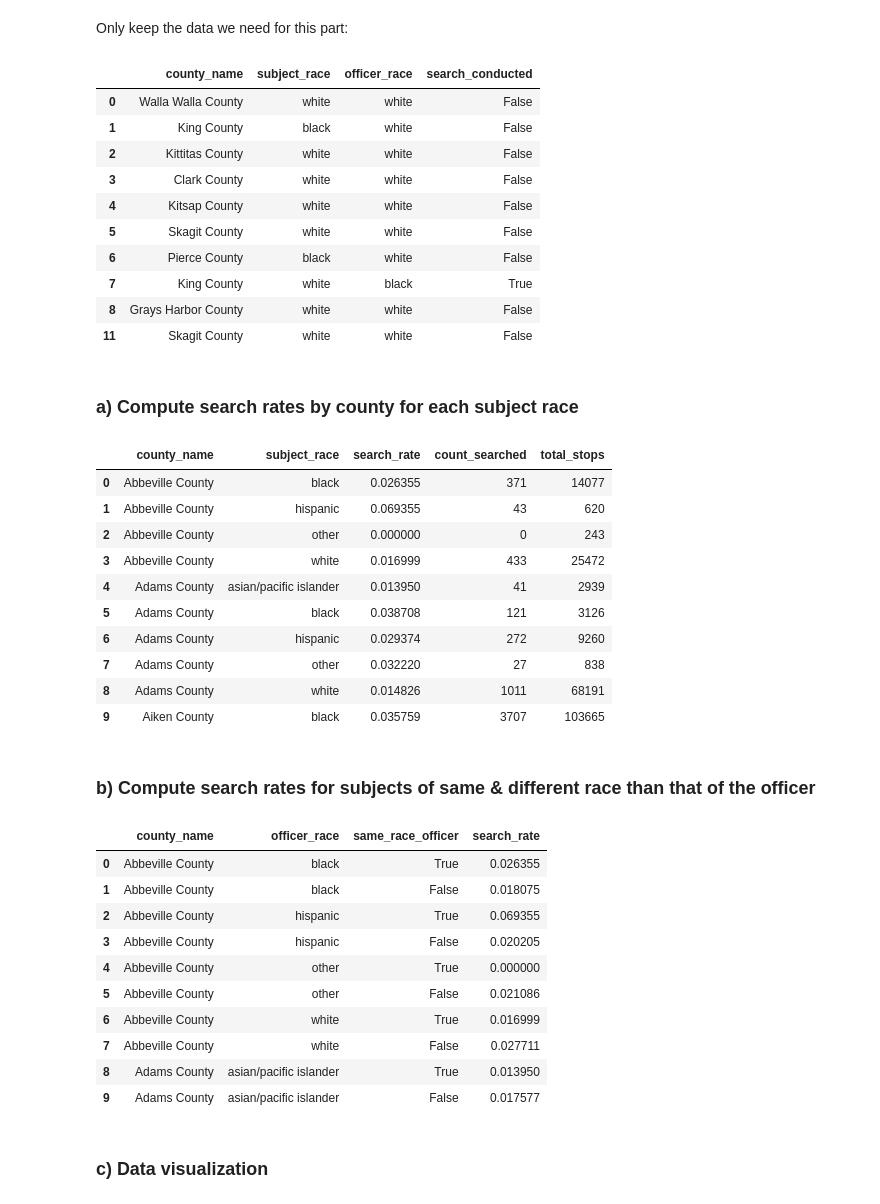
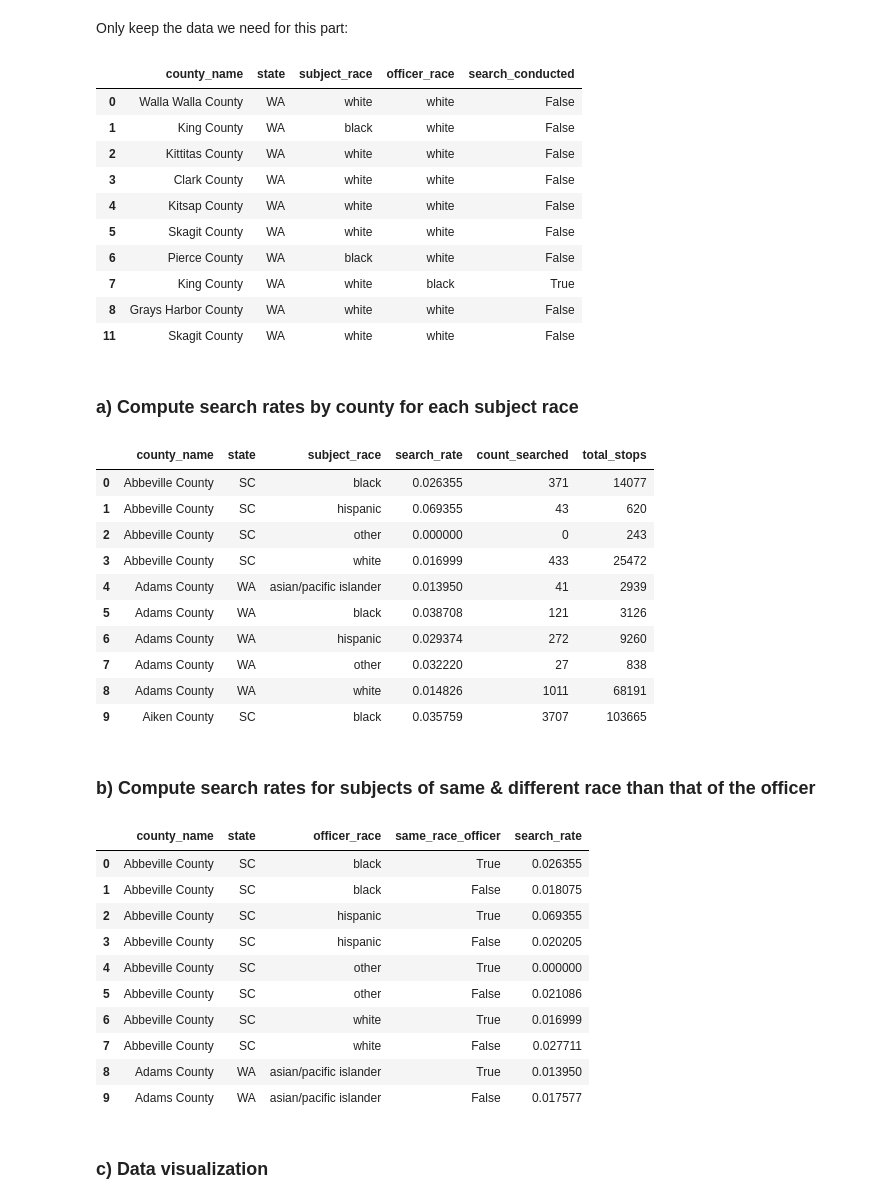
Before and after one commit to epfl-ada/ada-2020-project-milestone-p3-p3_adahn, a Jupyter notebook: analysis.ipynb, the cells around one changed output. Saved outputs shown, nothing was run; the diff lists cells and outputs as text; code cells hidden in the pictures.

Commit message:
added state columns

```diff
--- a/analysis.ipynb
+++ b/analysis.ipynb
@@ -210,29 +210,29 @@ sns.despine(left=True, bottom=True)
 # %% [markdown]
 Only keep the data we need for this part:
 # %%
-data_search =  data[['county_name', 'subject_race', 'officer_race', 'search_conducted']]
+data_search =  data[['county_name', 'state', 'subject_race', 'officer_race', 'search_conducted']]
 data_search = data_search.dropna()
 # %%
 data_search.head(10)
 # %% [output]
-|  | county_name | subject_race | officer_race | search_conducted |
-| 0 | Walla Walla County | white | white | False |
-| 1 | King County | black | white | False |
-| 2 | Kittitas County | white | white | False |
-| 3 | Clark County | white | white | False |
-| 4 | Kitsap County | white | white | False |
-| 5 | Skagit County | white | white | False |
-| 6 | Pierce County | black | white | False |
-| 7 | King County | white | black | True |
-| 8 | Grays Harbor County | white | white | False |
-| 11 | Skagit County | white | white | False |
+|  | county_name | state | subject_race | officer_race | search_conducted |
+| 0 | Walla Walla County | WA | white | white | False |
+| 1 | King County | WA | black | white | False |
+| 2 | Kittitas County | WA | white | white | False |
+| 3 | Clark County | WA | white | white | False |
+| 4 | Kitsap County | WA | white | white | False |
+| 5 | Skagit County | WA | white | white | False |
+| 6 | Pierce County | WA | black | white | False |
+| 7 | King County | WA | white | black | True |
+| 8 | Grays Harbor County | WA | white | white | False |
+| 11 | Skagit County | WA | white | white | False |
 # %% [markdown]
 ### a) Compute search rates by county for each subject race
 # %%
 # Compute rate (either hit rate or search rate) of given variable
 def computeRate(data, variable, column_names):
     rates = pd.DataFrame(columns=column_names)
-    group = data.groupby(['county_name', 'subject_race'])
+    group = data.groupby(['county_name', 'state', 'subject_race'])
 
     for idx, df in group:
         if variable == 'contraband_found':
@@ -241,28 +241,28 @@ def computeRate(data, variable, column_names):
             total = df.shape[0]
         positive = df.loc[df[variable]==True].shape[0]
         if total != 0:
-            temp = pd.DataFrame([[idx[0], idx[1], (positive/total), positive, total]], columns=rates.columns)
+            temp = pd.DataFrame([[idx[0], idx[1], idx[2], (positive/total), positive, total]], columns=rates.columns)
             rates = pd.concat([rates, temp], axis=0, ignore_index=True)
 
     return rates
 # %%
-column_names=['county_name', 'subject_race', 'search_rate', 'count_searched', 'total_stops']
+column_names=['county_name', 'state', 'subject_race', 'search_rate', 'count_searched', 'total_stops']
 rates = computeRate(data_search, 'search_conducted', column_names)
 # Save data
 rates.to_csv(r'data/search_rates.csv', index=False)
 rates.head(10)
 # %% [output]
-|  | county_name | subject_race | search_rate | count_searched | total_stops |
-| 0 | Abbeville County | black | 0.026355 | 371 | 14077 |
-| 1 | Abbeville County | hispanic | 0.069355 | 43 | 620 |
-| 2 | Abbeville County | other | 0.000000 | 0 | 243 |
-| 3 | Abbeville County | white | 0.016999 | 433 | 25472 |
-| 4 | Adams County | asian/pacific islander | 0.013950 | 41 | 2939 |
-| 5 | Adams County | black | 0.038708 | 121 | 3126 |
-| 6 | Adams County | hispanic | 0.029374 | 272 | 9260 |
-| 7 | Adams County | other | 0.032220 | 27 | 838 |
-| 8 | Adams County | white | 0.014826 | 1011 | 68191 |
-| 9 | Aiken County | black | 0.035759 | 3707 | 103665 |
+|  | county_name | state | subject_race | search_rate | count_searched | total_stops |
+| 0 | Abbeville County | SC | black | 0.026355 | 371 | 14077 |
+| 1 | Abbeville County | SC | hispanic | 0.069355 | 43 | 620 |
+| 2 | Abbeville County | SC | other | 0.000000 | 0 | 243 |
+| 3 | Abbeville County | SC | white | 0.016999 | 433 | 25472 |
+| 4 | Adams County | WA | asian/pacific islander | 0.013950 | 41 | 2939 |
+| 5 | Adams County | WA | black | 0.038708 | 121 | 3126 |
+| 6 | Adams County | WA | hispanic | 0.029374 | 272 | 9260 |
+| 7 | Adams County | WA | other | 0.032220 | 27 | 838 |
+| 8 | Adams County | WA | white | 0.014826 | 1011 | 68191 |
+| 9 | Aiken County | SC | black | 0.035759 | 3707 | 103665 |
 # %% [markdown]
 ### b) Compute search rates for subjects of same & different race than that of the officer
 # %%
@@ -287,21 +290,21 @@ def computeRateRace(data, togroup, variable, column_names):
 
     return stats
 # %%
-column_names = ['county_name', 'officer_race', 'same_race_officer', 'search_rate']
+column_names = ['county_name', 'state', 'officer_race', 'same_race_officer', 'search_rate']
 stats_search = computeRateRace(rates, data_search,'search_rate', column_names)
 stats_search.head(10)
 # %% [output]
-|  | county_name | officer_race | same_race_officer | search_rate |
-| 0 | Abbeville County | black | True | 0.026355 |
-| 1 | Abbeville County | black | False | 0.018075 |
-| 2 | Abbeville County | hispanic | True | 0.069355 |
-| 3 | Abbeville County | hispanic | False | 0.020205 |
-| 4 | Abbeville County | other | True | 0.000000 |
-| 5 | Abbeville County | other | False | 0.021086 |
-| 6 | Abbeville County | white | True | 0.016999 |
-| 7 | Abbeville County | white | False | 0.027711 |
-| 8 | Adams County | asian/pacific islander | True | 0.013950 |
-| 9 | Adams County | asian/pacific islander | False | 0.017577 |
+|  | county_name | state | officer_race | same_race_officer | search_rate |
+| 0 | Abbeville County | SC | black | True | 0.026355 |
+| 1 | Abbeville County | SC | black | False | 0.018075 |
+| 2 | Abbeville County | SC | hispanic | True | 0.069355 |
+| 3 | Abbeville County | SC | hispanic | False | 0.020205 |
+| 4 | Abbeville County | SC | other | True | 0.000000 |
+| 5 | Abbeville County | SC | other | False | 0.021086 |
+| 6 | Abbeville County | SC | white | True | 0.016999 |
+| 7 | Abbeville County | SC | white | False | 0.027711 |
+| 8 | Adams County | WA | asian/pacific islander | True | 0.013950 |
+| 9 | Adams County | WA | asian/pacific islander | False | 0.017577 |
 # %% [markdown]
 ### c) Data visualization
 # %%
```
Also changed, not shown: parts of 8 cells of this notebook, 1 other file.
